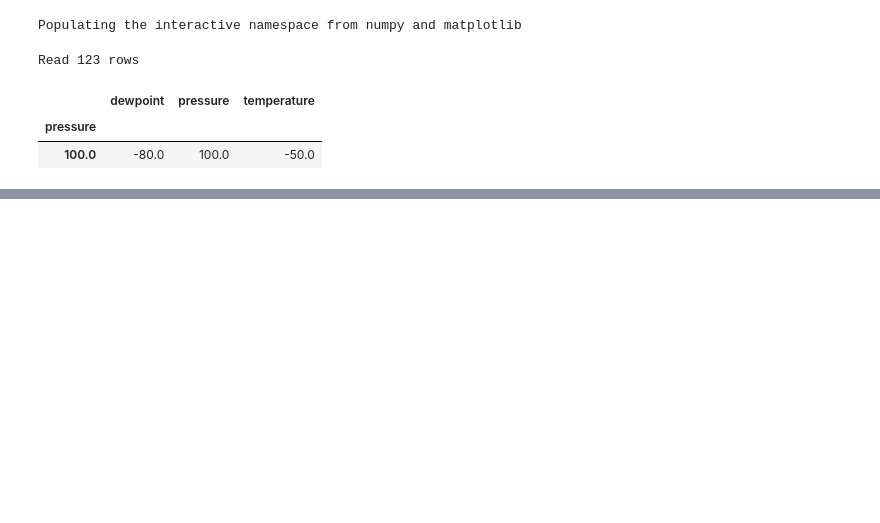
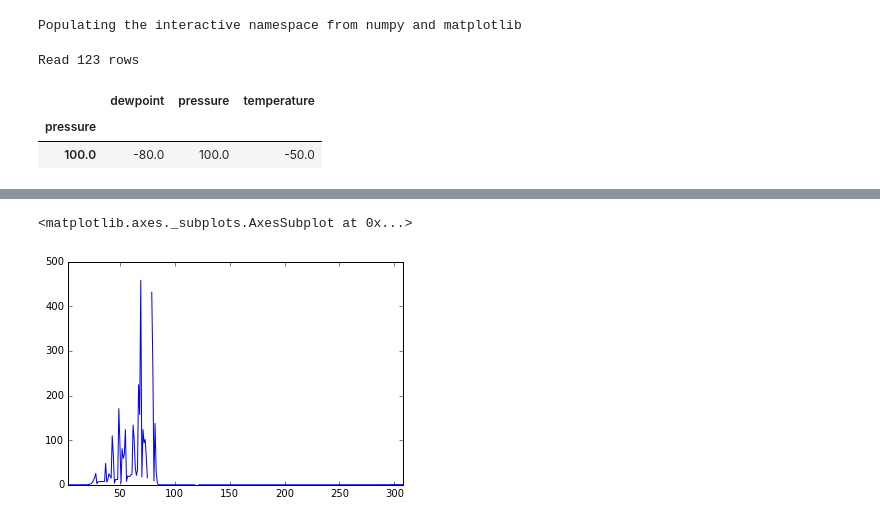
Before and after one commit to CodaP/aos_weighting_function, a Jupyter notebook: weighting function.ipynb, the cells around one changed output, grey strips where cells are left out. Saved outputs shown, nothing was run; the diff lists cells and outputs as text; code cells hidden in the pictures; blank space fills up the shorter version.

```diff
--- a/weighting function.ipynb
+++ b/weighting function.ipynb
@@ -125,8 +115,11 @@ means = standard_profile.rolling(window=2).mean().dropna()
 deltas = standard_profile.diff().rename(columns = lambda x: 'delta_'+x).dropna()
 layers = means.join(deltas).reset_index(drop=True)
 # %%
-layers['mass'] = -layers.delta_pressure / g
+layers['mass'] = layers.delta_pressure / g
 # %%
 layers['wvmass'] = layers.q_vap*layers.mass
 # %%
-layers['delta_z'] = 287.06*layers.temperature.apply(C2K)*(1.+0.61*layers.q_vap)*log(1/np.sqrt(.9))/9.80665
+layers['delta_z'] = (287.06*layers.temperature.iloc[1:].apply(C2K)
+                     *(1.+0.61*layers.q_vap.iloc[1:])
+                     *log(layers.pressure.values[1:]/layers.pressure.values[:-1])/9.80665)
+layers = layers.iloc[1:]
@@ -142,5 +126,5 @@ layers.tail()
 # %%
-z = layers.delta_z.cumsum()
+z = layers.delta_z.sort_index(ascending=False).cumsum()
 z[-1] = 0
 layers['z'] = z.sort_index().rolling(window=2).mean()
 # %%
@@ -159,5 +148,16 @@ layers.tail()
 import gasabsr98
 # %%
 f = 54.4000
+# %%
+
+            # t(z) = e^-tau(z)
+#np.exp(
+# tau(z) = integral from top to z of tau
+#-layers.tau.values[::-1]#.cumsum()
+#)
+layers.tau.plot()
+# %% [output]
+<matplotlib.axes._subplots.AxesSubplot at 0x...>
+[figure, added]
 # %%
 def get_weighting_function(f):
```
Also changed, not shown: parts of 15 cells of this notebook.
